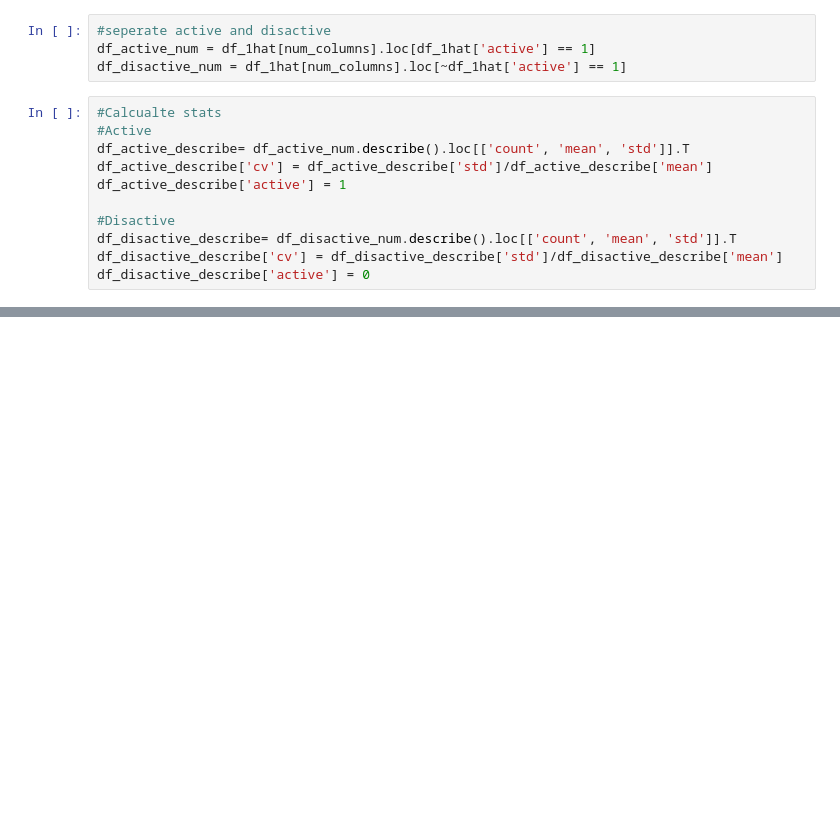
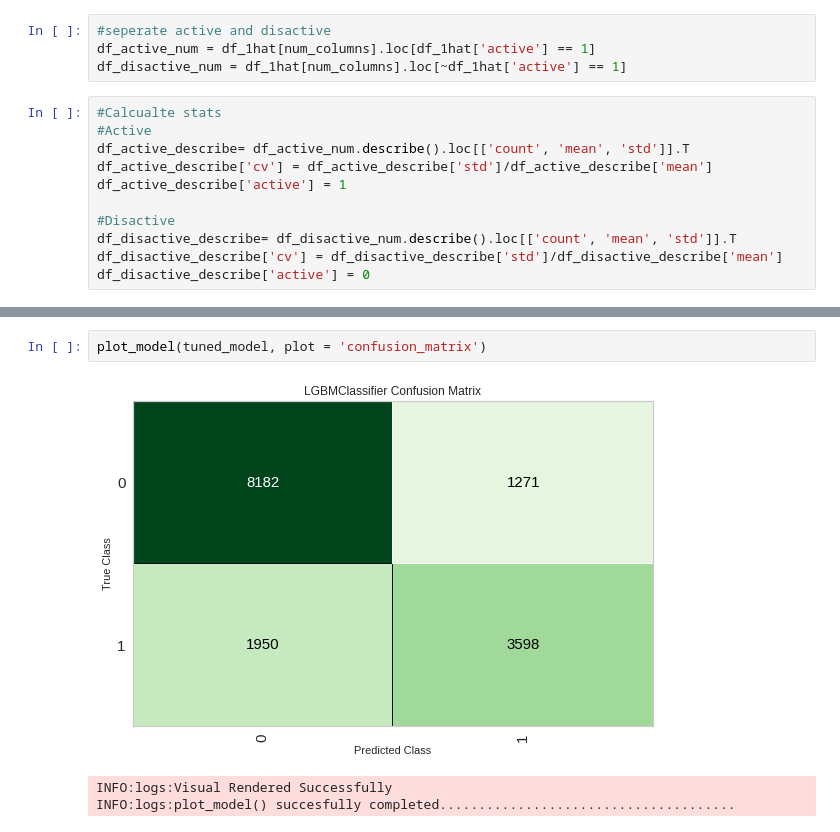
Before and after one commit to faridjn/-Springboard-7_2_5_API-Mini-Project, a Jupyter notebook: Unit 27 - Interview Challanges/1. ultimate_challenge/notebooks/Ultimate Challenge - Part 3.ipynb, the cells around one changed output, grey strips where cells are left out. Cells and saved outputs as stored; diff of their text form; blank space fills up the shorter version.

```diff
--- a/Unit 27 - Interview Challanges/1. ultimate_challenge/notebooks/Ultimate Challenge - Part 3.ipynb
+++ b/Unit 27 - Interview Challanges/1. ultimate_challenge/notebooks/Ultimate Challenge - Part 3.ipynb
@@ -361,0 +659,6 @@ clf1 = setup(data=data,
+# %%
+plot_model(tuned_model, plot = 'confusion_matrix')
+# %% [output]
+[figure, added]
+INFO:logs:Visual Rendered Successfully
+INFO:logs:plot_model() succesfully completed......................................
```
Also changed, not shown: parts of 79 cells of this notebook.
